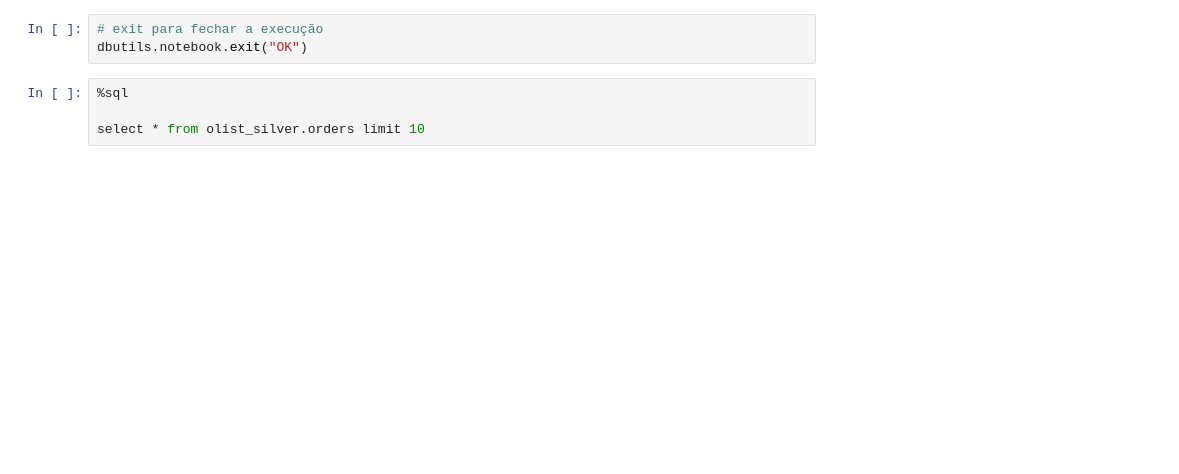
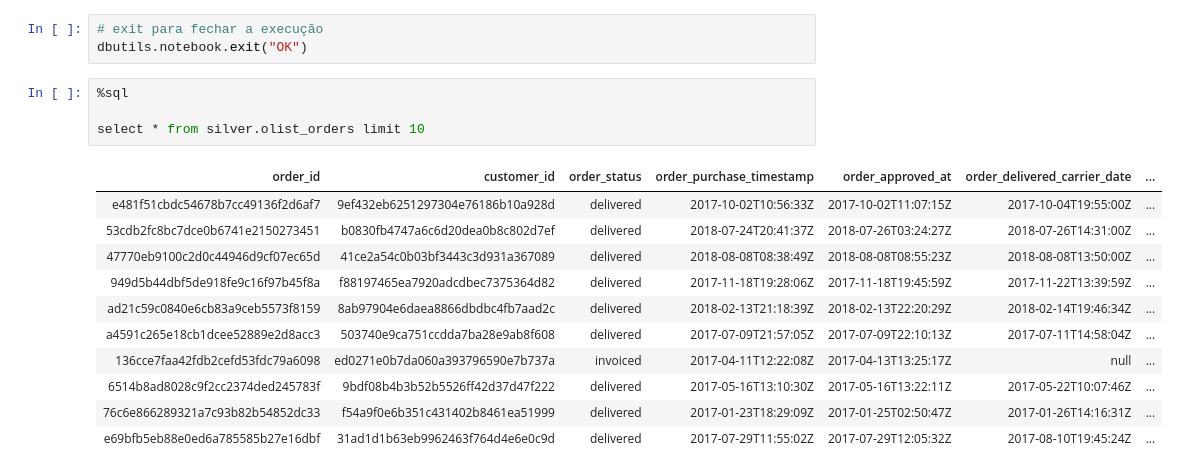
Before and after one commit to gustavocrod/databricks-data-engineering, a Jupyter notebook: ecommerce_olist/2 - Silver/silver_orders.ipynb, the cells around one changed output. Saved outputs shown, nothing was run; the diff lists cells and outputs as text; blank space fills up the shorter version.

Commit message:
update silver (supermarket, olist_orders)

```diff
--- a/ecommerce_olist/2 - Silver/silver_orders.ipynb
+++ b/ecommerce_olist/2 - Silver/silver_orders.ipynb
@@ -210,4 +252,16 @@ dbutils.notebook.exit("OK")
 # %%
 %sql
 
-select * from olist_silver.orders limit 10
+select * from silver.olist_orders limit 10
+# %% [output]
+| order_id | customer_id | order_status | order_purchase_timestamp | order_approved_at | order_delivered_carrier_date | ... |
+| e481f51cbdc54678b7cc49136f2d6af7 | 9ef432eb6251297304e76186b10a928d | delivered | 2017-10-02T10:56:33Z | 2017-10-02T11:07:15Z | 2017-10-04T19:55:00Z | ... |
+| 53cdb2fc8bc7dce0b6741e2150273451 | b0830fb4747a6c6d20dea0b8c802d7ef | delivered | 2018-07-24T20:41:37Z | 2018-07-26T03:24:27Z | 2018-07-26T14:31:00Z | ... |
+| 47770eb9100c2d0c44946d9cf07ec65d | 41ce2a54c0b03bf3443c3d931a367089 | delivered | 2018-08-08T08:38:49Z | 2018-08-08T08:55:23Z | 2018-08-08T13:50:00Z | ... |
+| 949d5b44dbf5de918fe9c16f97b45f8a | f88197465ea7920adcdbec7375364d82 | delivered | 2017-11-18T19:28:06Z | 2017-11-18T19:45:59Z | 2017-11-22T13:39:59Z | ... |
+| ad21c59c0840e6cb83a9ceb5573f8159 | 8ab97904e6daea8866dbdbc4fb7aad2c | delivered | 2018-02-13T21:18:39Z | 2018-02-13T22:20:29Z | 2018-02-14T19:46:34Z | ... |
+| a4591c265e18cb1dcee52889e2d8acc3 | 503740e9ca751ccdda7ba28e9ab8f608 | delivered | 2017-07-09T21:57:05Z | 2017-07-09T22:10:13Z | 2017-07-11T14:58:04Z | ... |
+| 136cce7faa42fdb2cefd53fdc79a6098 | ed0271e0b7da060a393796590e7b737a | invoiced | 2017-04-11T12:22:08Z | 2017-04-13T13:25:17Z | null | ... |
+| 6514b8ad8028c9f2cc2374ded245783f | 9bdf08b4b3b52b5526ff42d37d47f222 | delivered | 2017-05-16T13:10:30Z | 2017-05-16T13:22:11Z | 2017-05-22T10:07:46Z | ... |
+| 76c6e866289321a7c93b82b54852dc33 | f54a9f0e6b351c431402b8461ea51999 | delivered | 2017-01-23T18:29:09Z | 2017-01-25T02:50:47Z | 2017-01-26T14:16:31Z | ... |
+| e69bfb5eb88e0ed6a785585b27e16dbf | 31ad1d1b63eb9962463f764d4e6e0c9d | delivered | 2017-07-29T11:55:02Z | 2017-07-29T12:05:32Z | 2017-08-10T19:45:24Z | ... |
```
Also changed, not shown: parts of 10 cells of this notebook, 12 other files.
